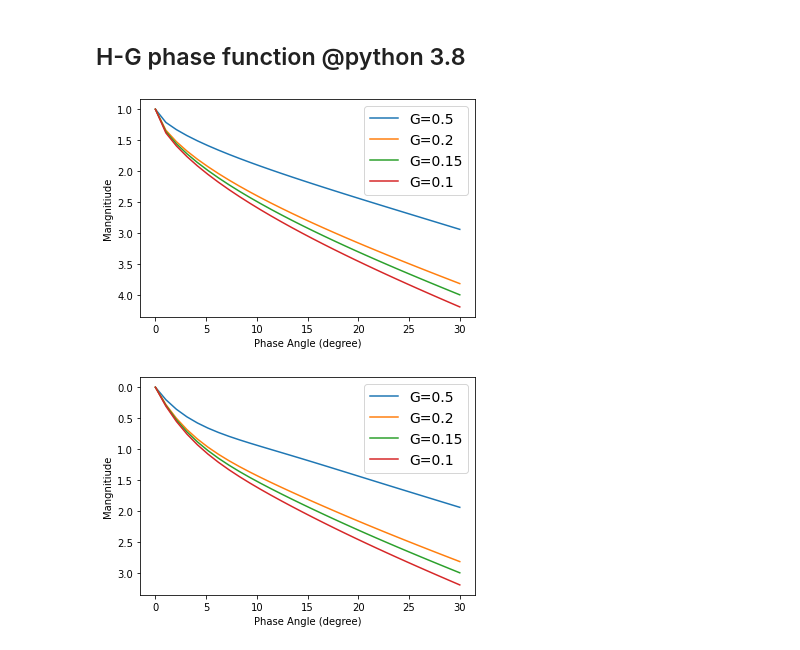
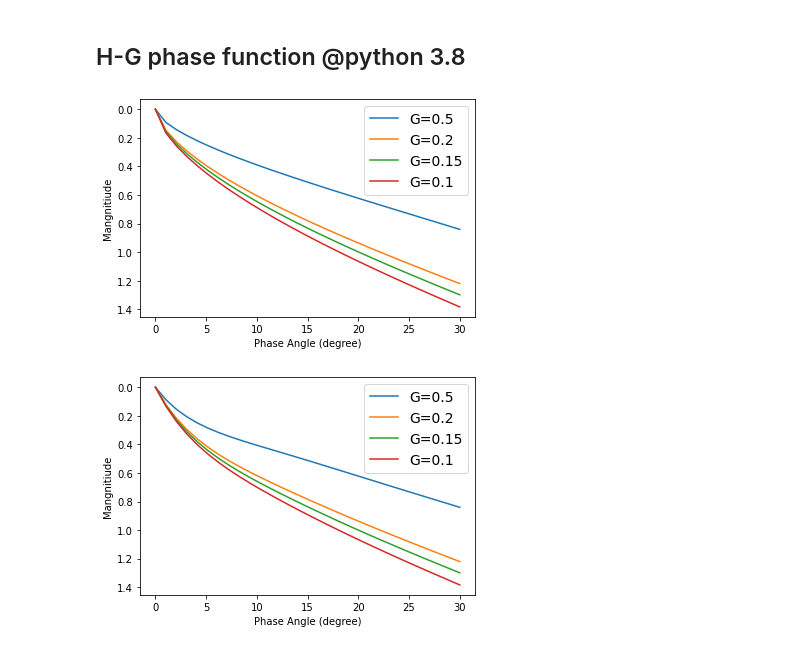
Before and after one commit to AstroHHQ/learngit, a Jupyter notebook: openti/HG_function.ipynb, the cells around one changed output. Drawn from its saved outputs; the diff is of its cells as text; code cells hidden in the pictures.

```diff
--- a/openti/HG_function.ipynb
+++ b/openti/HG_function.ipynb
@@ -34,27 +34,28 @@ def calphii(i,alpha):
     return W*calphiiS(i,alpha)+(1-W)*calphiiL(i,alpha)
 def calHalpha(alpha,G,H):
     aa = (1-G)*calphii(1,alpha)+G*calphii(2,alpha)
-    return H - 2.5*np.log(aa)
+    return H - 2.5*np.log10(aa)
 def calpromixHalpha(alpha,G,H):
+
     #print(f'phiL1={calphiiL(1,alpha)}')
     #print(f'phiL2={calphiiL(2,alpha)}')
     aa = (1-G)*calphiiL(1,alpha)+G*calphiiL(2,alpha)
-    return H - 2.5*np.log(aa)
+    return H - 2.5*np.log10(aa)
 # %%
 alpha_degree = np.linspace(0,30,30)
 alpha = alpha_degree/180*np.pi
 ax = plt.gca()
 ax.invert_yaxis()
-Hv = 1
+Hv = 0
 plt.plot(alpha_degree,calpromixHalpha(alpha,0.5,Hv),label = 'G=0.5')
 plt.plot(alpha_degree,calpromixHalpha(alpha,0.2,Hv),label = 'G=0.2')
 plt.plot(alpha_degree,calpromixHalpha(alpha,0.15,Hv),label = 'G=0.15')
 plt.plot(alpha_degree,calpromixHalpha(alpha,0.1,Hv),label = 'G=0.1')
 plt.legend(fontsize=14)
 plt.xlabel("Phase Angle (degree)")
 plt.ylabel("Mangnitiude");
 # %% [output]
-[figure, old version]
+[figure, new version]
 # %%
 alpha_degree = np.linspace(0,30,30)
 alpha = alpha_degree/180*np.pi
@@ -68,4 +69,4 @@ plt.legend(fontsize=14)
 plt.xlabel("Phase Angle (degree)")
 plt.ylabel("Mangnitiude");
 # %% [output]
-[figure, old version]
+[figure, new version]
```
